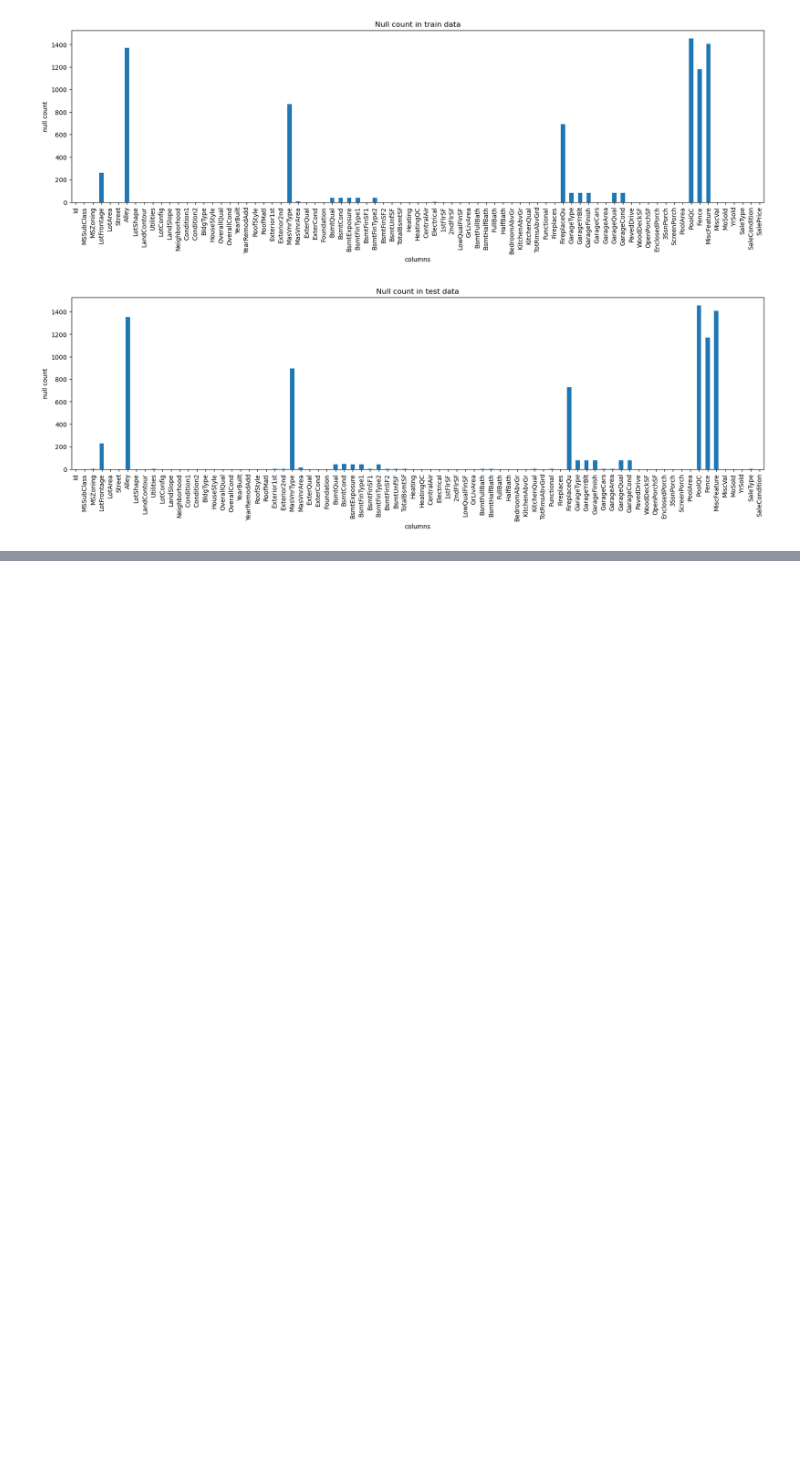
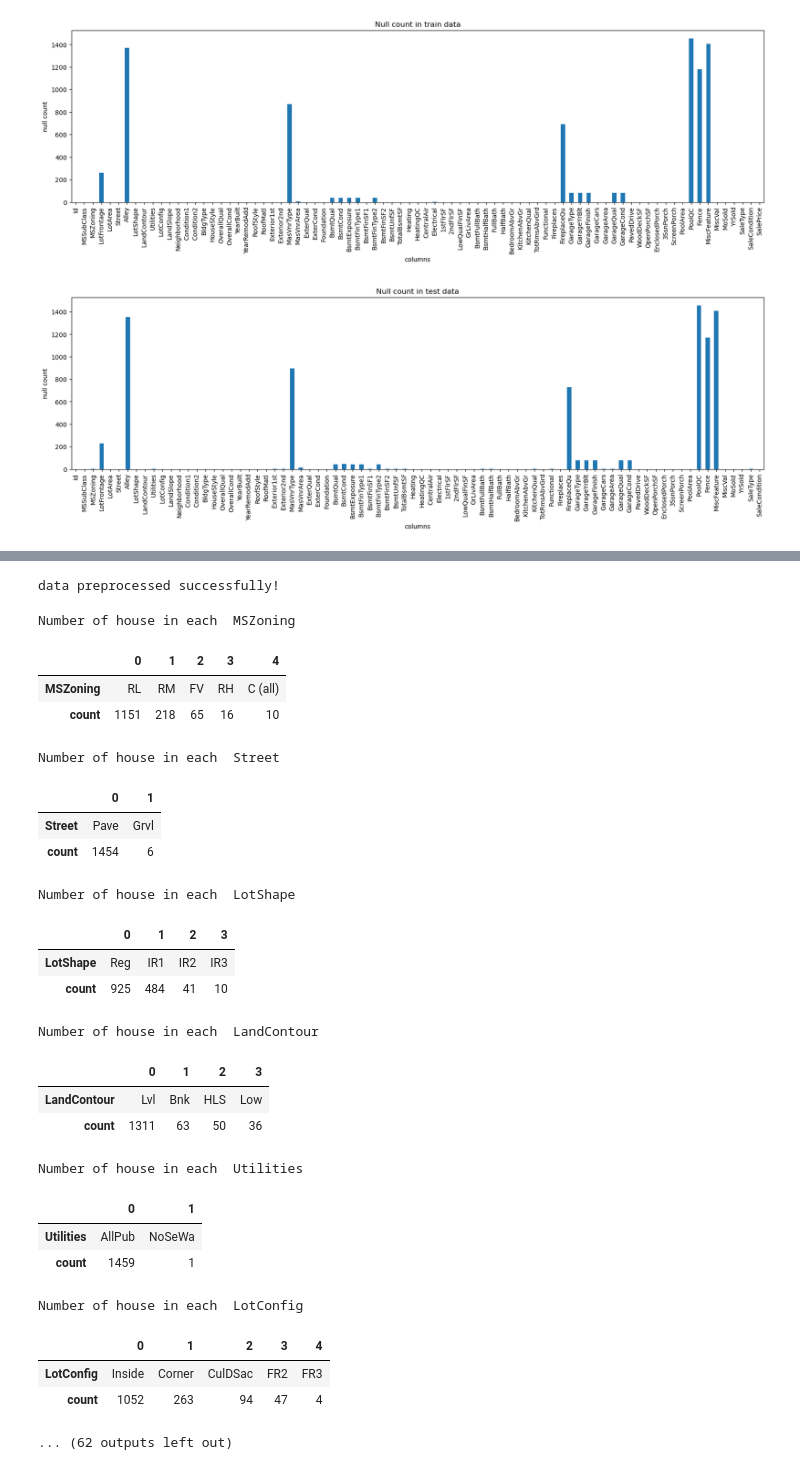
Before and after one commit to mdismailquraishicse/HousePriceAdvanceRegressionTechniquesKaggle, a Jupyter notebook: Main.ipynb, the cells around one changed output, grey strips where cells are left out. Saved outputs shown, nothing was run; the diff lists cells and outputs as text; code cells hidden in the pictures; blank space fills up the shorter version.

Commit message:
null treatment done

```diff
--- a/Main.ipynb
+++ b/Main.ipynb
@@ -603,0 +648,39 @@ plt.show()
+# %%
+df_copy = df_train.copy() # Making copy of the dataset
+# Function to handle null values
+def null_imputation(df, cols, typ='num'):
+    '''
+    Input: df, cols, typ
+    '''
+    try: # exception handling
+        if typ == 'num': # code for numeric columns
+            for col in cols:
+                result = df[col].fillna(df[col].quantile(.50)) # filling numerical nulls with median because median is not biased toward outliers.
+                df[col] = result
+        elif typ == 'cat': # code for categorical columns
+            for col in cols:
+                top = df[col].describe()['top']
+                result = df[col].fillna(top) # filling with top
+                df[col] = result
+        else:
+            print('Enter valid informations!')
+    except: # exception handling
+        print('Exception incounterred please check type of the input columns')
+
+# Function for preprocessing data to make ready for eda
+def preprocessingOne(df):
+    '''
+    Input: df
+    '''
+    high_null_cols= df_copy.isna().sum()[(df_copy.isna().sum() > 500) & (df_copy.isna().sum() > 0)].index # columns with high nulls
+    less_null_cols= df_copy.isna().sum()[(df_copy.isna().sum() < 500) & (df_copy.isna().sum() > 0)].index # columns with low nulls
+    numeric_nulls = df_copy[less_null_cols].describe().columns # columns with less null and numerical values
+    categorical_nulls = list(set(less_null_cols) - set(numeric_nulls)) # columns with less null and categorical values
+    df.drop(high_null_cols,axis=1, inplace=True) # drop columns with more than 50% nulls
+    null_imputation(df, cols=numeric_nulls, typ='num')
+    null_imputation(df, cols=categorical_nulls, typ='cat')
+    print('data preprocessed successfully!')
+
+preprocessingOne(df_copy) # making df ready for eda
+# %% [output]
+data preprocessed successfully!
@@ -603,0 +707,31 @@ plt.show()
+# %%
+for i in df_copy.describe(include='object').columns:
+    print('Number of house in each ',i)
+    display(df_copy[i].value_counts().reset_index().T)
+    print()
+# %% [output]
+Number of house in each  MSZoning
+|  | 0 | 1 | 2 | 3 | 4 |
+| MSZoning | RL | RM | FV | RH | C (all) |
+| count | 1151 | 218 | 65 | 16 | 10 |
+Number of house in each  Street
+|  | 0 | 1 |
+| Street | Pave | Grvl |
+| count | 1454 | 6 |
+Number of house in each  LotShape
+|  | 0 | 1 | 2 | 3 |
+| LotShape | Reg | IR1 | IR2 | IR3 |
+| count | 925 | 484 | 41 | 10 |
+Number of house in each  LandContour
+|  | 0 | 1 | 2 | 3 |
+| LandContour | Lvl | Bnk | HLS | Low |
+| count | 1311 | 63 | 50 | 36 |
+Number of house in each  Utilities
+|  | 0 | 1 |
+| Utilities | AllPub | NoSeWa |
+| count | 1459 | 1 |
+Number of house in each  LotConfig
+|  | 0 | 1 | 2 | 3 | 4 |
+| LotConfig | Inside | Corner | CulDSac | FR2 | FR3 |
+| count | 1052 | 263 | 94 | 47 | 4 |
+... (62 outputs left out)
```
Also changed, not shown: parts of 11 cells of this notebook.
